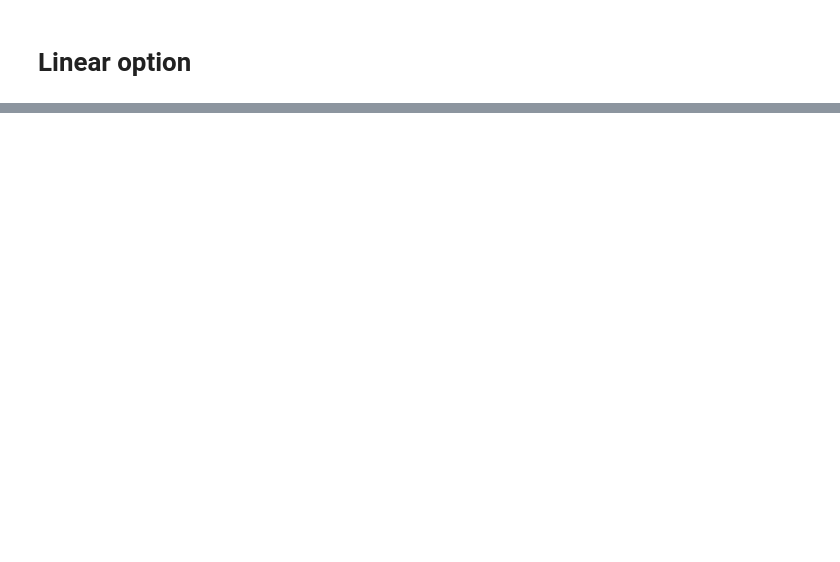
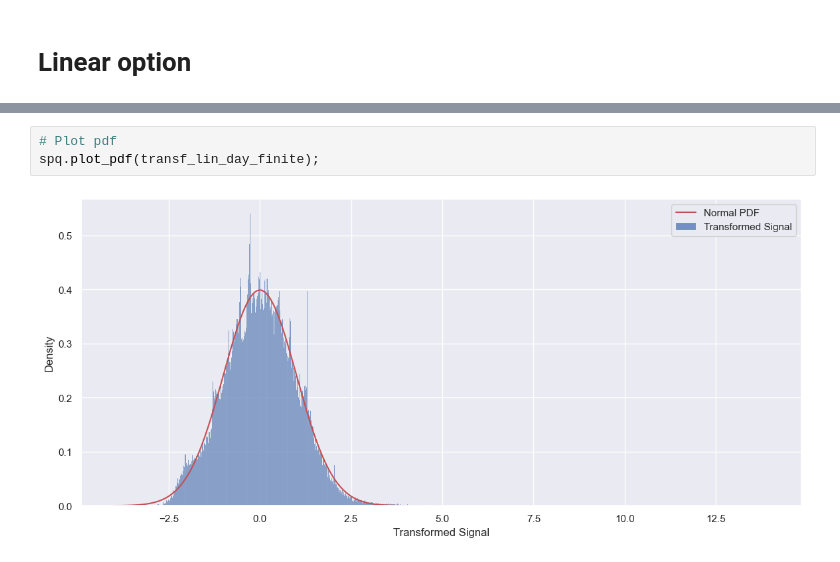
Before and after one commit to cvxgrp/spcqe, a Jupyter notebook: notebooks/Aramis/extrapolation_demo.ipynb, the cells around one changed output, grey strips where cells are left out. Drawn from its saved outputs; the diff is of its cells as text; blank space fills up the shorter version.

```diff
--- a/notebooks/Aramis/extrapolation_demo.ipynb
+++ b/notebooks/Aramis/extrapolation_demo.ipynb
@@ -175,0 +189,5 @@ spq_lin.plot_pdf(transf_day_lin);
+# %%
+# Plot pdf
+spq.plot_pdf(transf_lin_day_finite);
+# %% [output]
+[figure, added]
```
Also changed, not shown: parts of 29 cells of this notebook, 2 other files.
